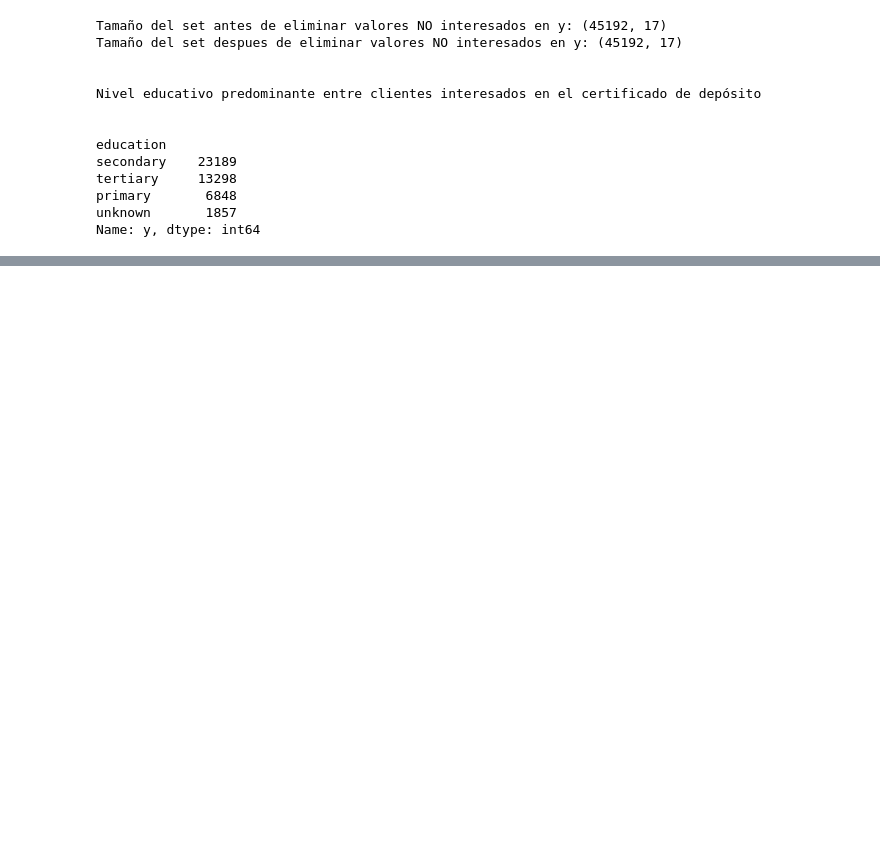
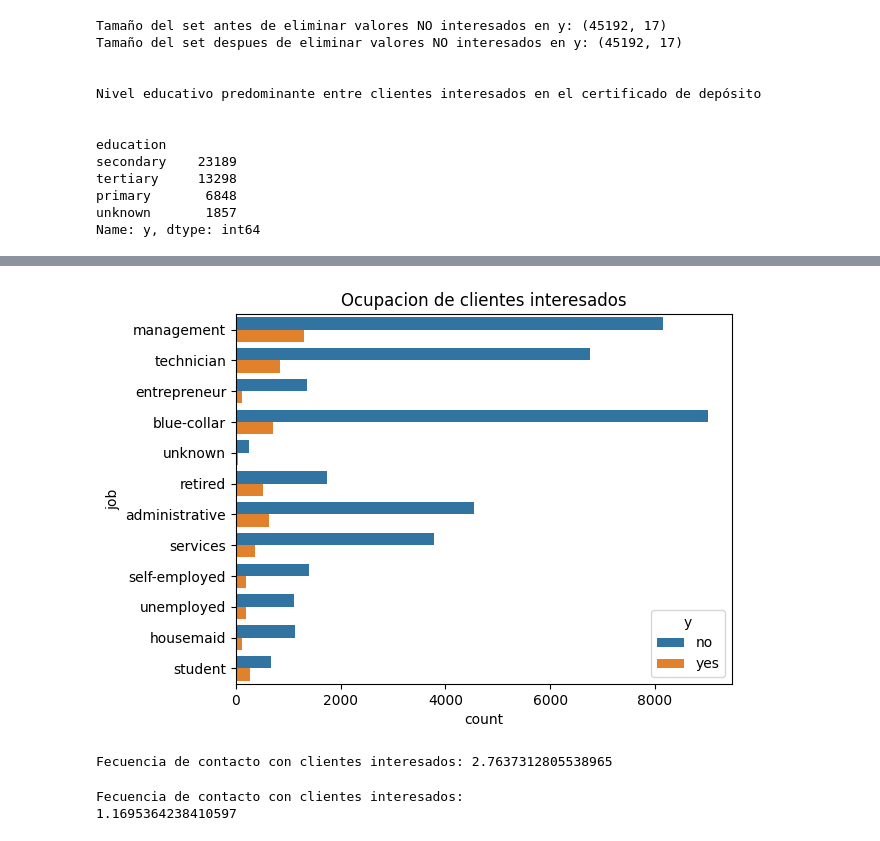
Before and after one commit to LorenaAmaya/Talento-Tech, a Jupyter notebook: Practica_DataCleaning.ipynb, the cells around one changed output, grey strips where cells are left out. Cells and saved outputs as stored; diff of their text form; code cells hidden in the pictures; blank space fills up the shorter version.

```diff
--- a/Practica_DataCleaning.ipynb
+++ b/Practica_DataCleaning.ipynb
@@ -456,6 +471,24 @@ Name: y, dtype: int64
 # %%
 #7. En un gráfico de barras horizontales responde, ¿Cuál es el tipo de ocupación de los clientes interesados en adquirir el certificado de depósito?
+sns.countplot(y='job', hue='y', data=data)
+
+pit.title('Ocupacion de clientes interesados')
+pit.show()
+# %% [output]
+[figure, added]
 # %%
 #8. ¿Cuál es la frecuencia de contacto con los clientes interesados antes de la conversión?
+frecuencia_de_contacto_clientes_interesados= data[data['y']== 'yes'].previous.mean()
+print('Fecuencia de contacto con clientes interesados:',media)
+# %% [output]
+Fecuencia de contacto con clientes interesados: 2.7637312805538965
+# %%
+#8. ¿Cuál es la frecuencia de contacto con los clientes interesados antes de la conversión?
+frecuencia_de_contacto_clientes_interesados= data[data['y']== 'yes'].previous.mean()
+print('Fecuencia de contacto con clientes interesados:')
+print(frecuencia_de_contacto_clientes_interesados)
+# %% [output]
+Fecuencia de contacto con clientes interesados:
+1.1695364238410597
 # %%
 #9. ¿Cuál es el patrón temporal en los contactos que conducen a una mayor conversión de clientes?
```
Also changed, not shown: parts of 5 cells of this notebook.
